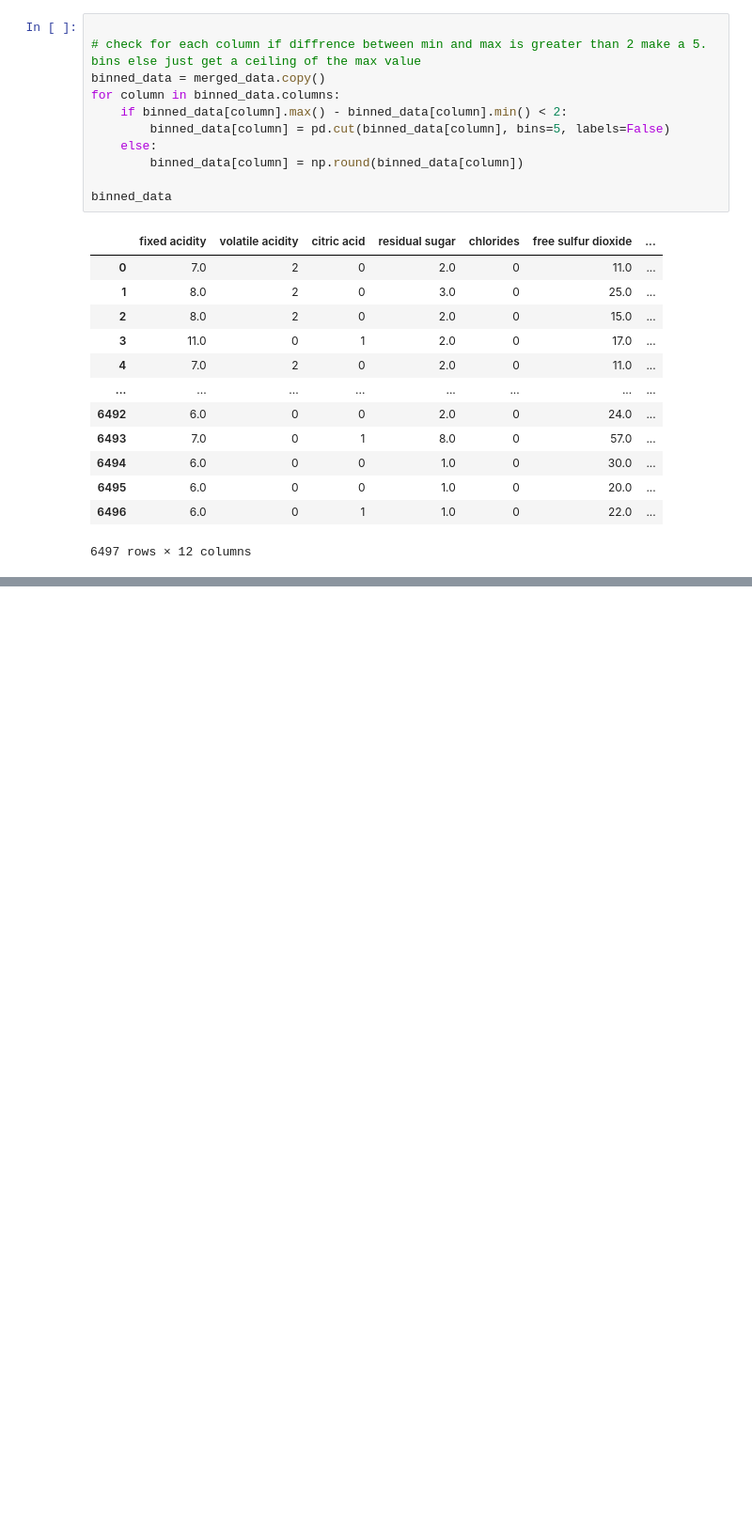
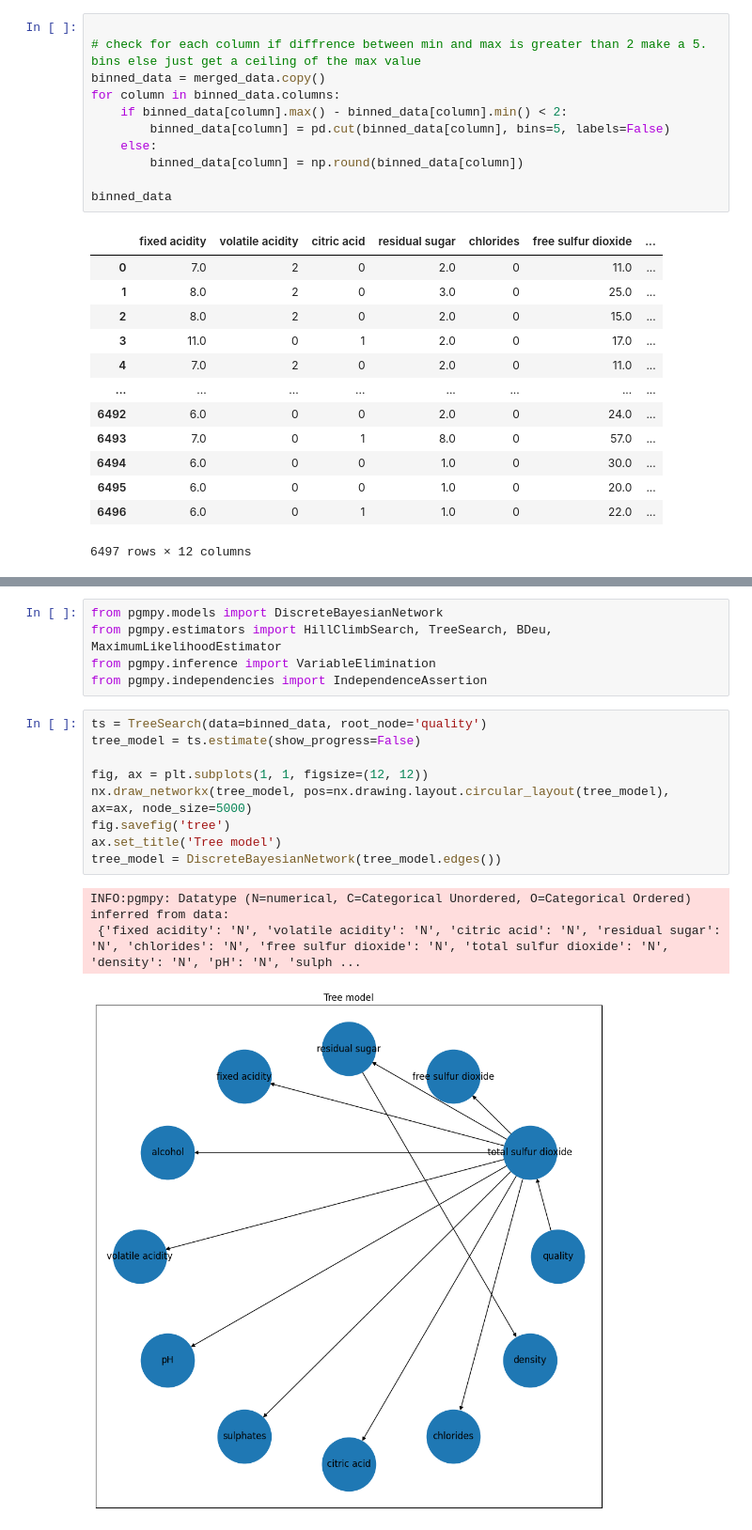
Before and after one commit to sara-tajernia/Wine-Quality-Detection-with-Bayesian-Network, a Jupyter notebook: main.ipynb, the cells around one changed output, grey strips where cells are left out. Shown: that part at 94% size. Drawn from its saved outputs; the diff is of its cells as text; blank space fills up the shorter version.

```diff
--- a/main.ipynb
+++ b/main.ipynb
@@ -311,0 +324,18 @@ plt.show()
+# %%
+from pgmpy.models import DiscreteBayesianNetwork
+from pgmpy.estimators import HillClimbSearch, TreeSearch, BDeu, MaximumLikelihoodEstimator
+from pgmpy.inference import VariableElimination
+from pgmpy.independencies import IndependenceAssertion
+# %%
+ts = TreeSearch(data=binned_data, root_node='quality')
+tree_model = ts.estimate(show_progress=False)
+
+fig, ax = plt.subplots(1, 1, figsize=(12, 12))
+nx.draw_networkx(tree_model, pos=nx.drawing.layout.circular_layout(tree_model), ax=ax, node_size=5000)
+fig.savefig('tree')
+ax.set_title('Tree model')
+tree_model = DiscreteBayesianNetwork(tree_model.edges())
+# %% [output]
+INFO:pgmpy: Datatype (N=numerical, C=Categorical Unordered, O=Categorical Ordered) inferred from data:
+ {'fixed acidity': 'N', 'volatile acidity': 'N', 'citric acid': 'N', 'residual sugar': 'N', 'chlorides': 'N', 'free sulfur dioxide': 'N', 'total sulfur dioxide': 'N', 'density': 'N', 'pH': 'N', 'sulph ...
+[figure, added]
```
Also changed, not shown: parts of 15 cells of this notebook.
